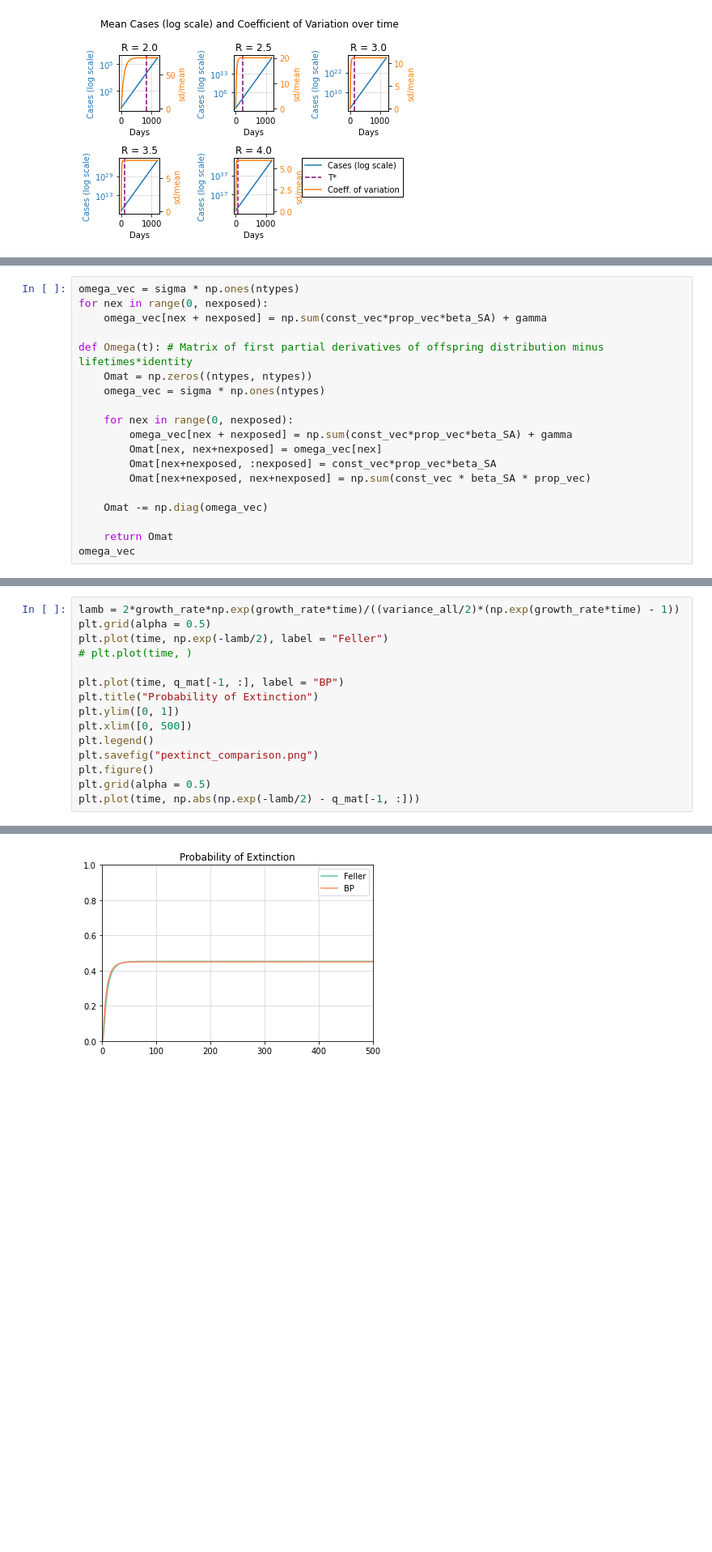
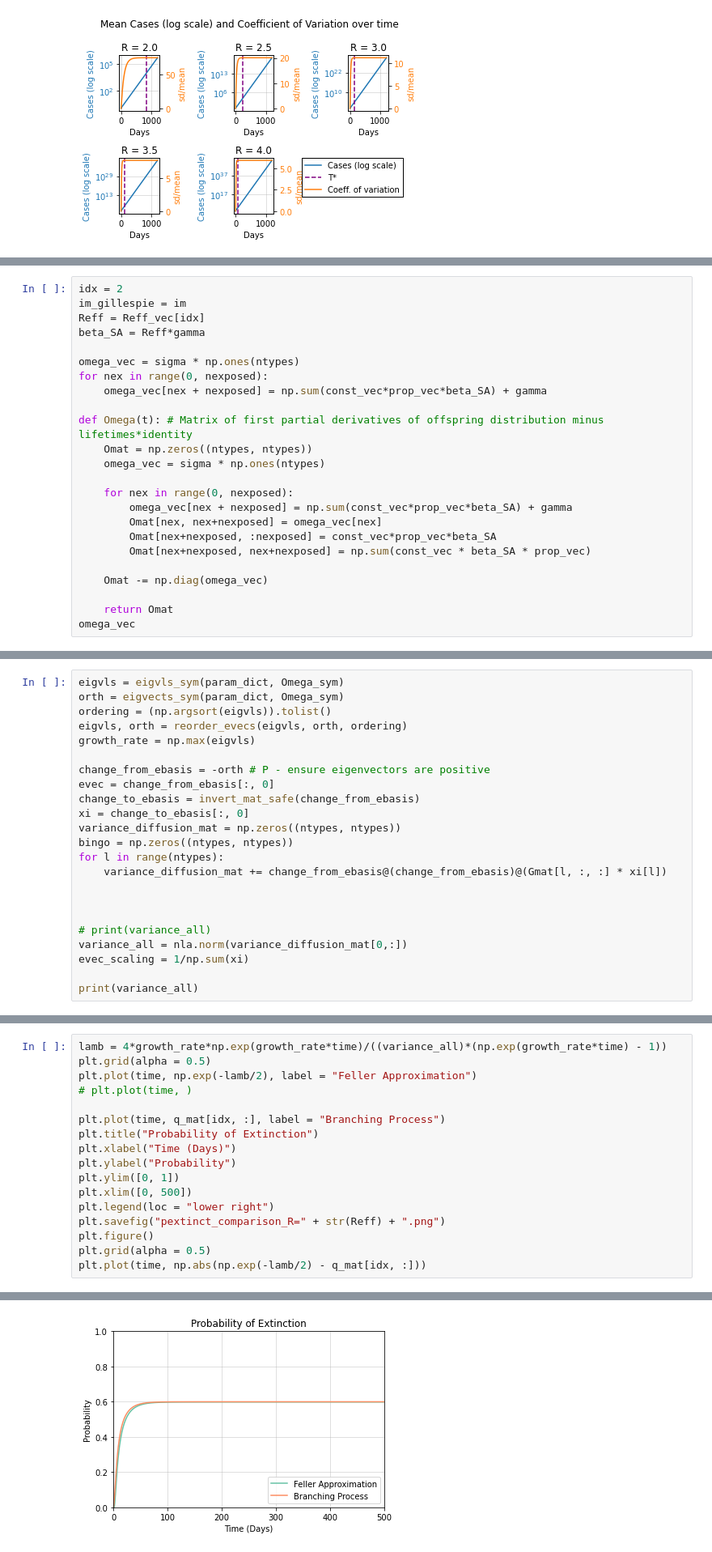
Before and after one commit to JCurran-Sebastian/MultiType_Branching, a Jupyter notebook: Stochastic_Invasion_of_VoC.ipynb, the cells around one changed output, grey strips where cells are left out. Shown at 81% size. Saved outputs shown, nothing was run; the diff lists cells and outputs as text; blank space fills up the shorter version.

```diff
--- a/Stochastic_Invasion_of_VoC.ipynb
+++ b/Stochastic_Invasion_of_VoC.ipynb
@@ -888,4 +952,9 @@ for i in tqdm(range(num_sims)):
 # %%
+idx = 2
+im_gillespie = im
+Reff = Reff_vec[idx]
+beta_SA = Reff*gamma
+
 omega_vec = sigma * np.ones(ntypes)
 for nex in range(0, nexposed):
     omega_vec[nex + nexposed] = np.sum(const_vec*prop_vec*beta_SA) + gamma
@@ -936,0 +979,23 @@ variance_all
+# %%
+eigvls = eigvls_sym(param_dict, Omega_sym)
+orth = eigvects_sym(param_dict, Omega_sym)
+ordering = (np.argsort(eigvls)).tolist()
+eigvls, orth = reorder_evecs(eigvls, orth, ordering)
+growth_rate = np.max(eigvls)
+
+change_from_ebasis = -orth # P - ensure eigenvectors are positive
+evec = change_from_ebasis[:, 0]
+change_to_ebasis = invert_mat_safe(change_from_ebasis)
+xi = change_to_ebasis[:, 0]
+variance_diffusion_mat = np.zeros((ntypes, ntypes))
+bingo = np.zeros((ntypes, ntypes))
+for l in range(ntypes):
+    variance_diffusion_mat += change_from_ebasis@(change_from_ebasis)@(Gmat[l, :, :] * xi[l])
+
+
+
+# print(variance_all)
+variance_all = nla.norm(variance_diffusion_mat[0,:])
+evec_scaling = 1/np.sum(xi)
+
+print(variance_all)
@@ -1024,20 +1084,22 @@ for T_idx, T_val in enumerate(tqdm(time)):
 
 pdf_chisq = np.gradient(cdf_chisq, dt)
 # %%
-lamb = 2*growth_rate*np.exp(growth_rate*time)/((variance_all/2)*(np.exp(growth_rate*time) - 1))
+lamb = 4*growth_rate*np.exp(growth_rate*time)/((variance_all)*(np.exp(growth_rate*time) - 1))
 plt.grid(alpha = 0.5)
-plt.plot(time, np.exp(-lamb/2), label = "Feller")
+plt.plot(time, np.exp(-lamb/2), label = "Feller Approximation")
 # plt.plot(time, )
 
-plt.plot(time, q_mat[-1, :], label = "BP")
+plt.plot(time, q_mat[idx, :], label = "Branching Process")
 plt.title("Probability of Extinction")
+plt.xlabel("Time (Days)")
+plt.ylabel("Probability")
 plt.ylim([0, 1])
 plt.xlim([0, 500])
-plt.legend()
-plt.savefig("pextinct_comparison.png")
+plt.legend(loc = "lower right")
+plt.savefig("pextinct_comparison_R=" + str(Reff) + ".png")
 plt.figure()
 plt.grid(alpha = 0.5)
-plt.plot(time, np.abs(np.exp(-lamb/2) - q_mat[-1, :]))
+plt.plot(time, np.abs(np.exp(-lamb/2) - q_mat[idx, :]))
 # %% [output]
 [<matplotlib.lines.Line2D at 0x...>]
-[figure, old version]
+[figure, new version]
```
Also changed, not shown: parts of 21 cells of this notebook.
